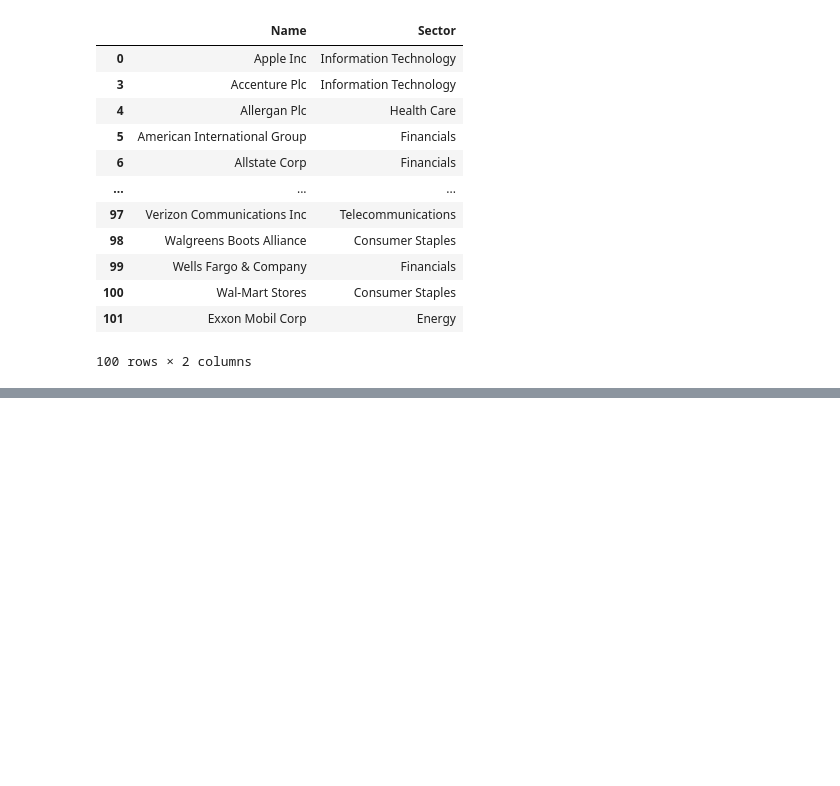
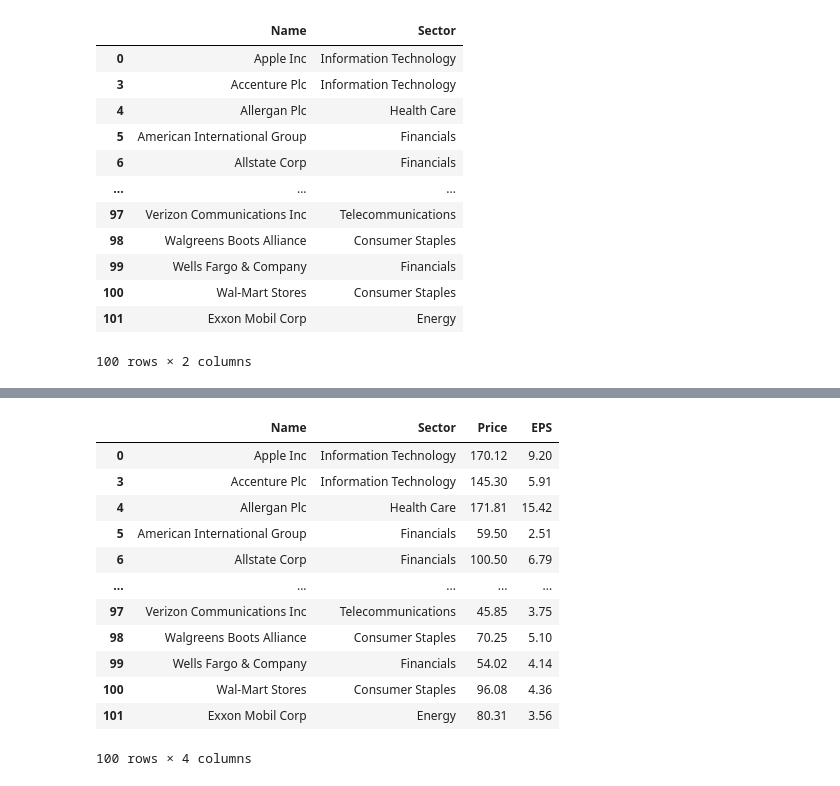
Before and after one commit to sunilsala88/batch-30-hindi, a Jupyter notebook: 9_data_analysis/pandas4_drop.ipynb, the cells around one changed output, grey strips where cells are left out. Saved outputs shown, nothing was run; the diff lists cells and outputs as text; code cells hidden in the pictures; blank space fills up the shorter version.

```diff
--- a/9_data_analysis/pandas4_drop.ipynb
+++ b/9_data_analysis/pandas4_drop.ipynb
@@ -107,0 +141,16 @@ df.drop(['Price','EPS'],axis=1)
+# %%
+df.drop_duplicates()
+# %% [output]
+|  | Name | Sector | Price | EPS |
+| 0 | Apple Inc | Information Technology | 170.12 | 9.20 |
+| 3 | Accenture Plc | Information Technology | 145.30 | 5.91 |
+| 4 | Allergan Plc | Health Care | 171.81 | 15.42 |
+| 5 | American International Group | Financials | 59.50 | 2.51 |
+| 6 | Allstate Corp | Financials | 100.50 | 6.79 |
+| ... | ... | ... | ... | ... |
+| 97 | Verizon Communications Inc | Telecommunications | 45.85 | 3.75 |
+| 98 | Walgreens Boots Alliance | Consumer Staples | 70.25 | 5.10 |
+| 99 | Wells Fargo & Company | Financials | 54.02 | 4.14 |
+| 100 | Wal-Mart Stores | Consumer Staples | 96.08 | 4.36 |
+| 101 | Exxon Mobil Corp | Energy | 80.31 | 3.56 |
+100 rows × 4 columns
```
Also changed, not shown: parts of 3 cells of this notebook, 3 other files.
